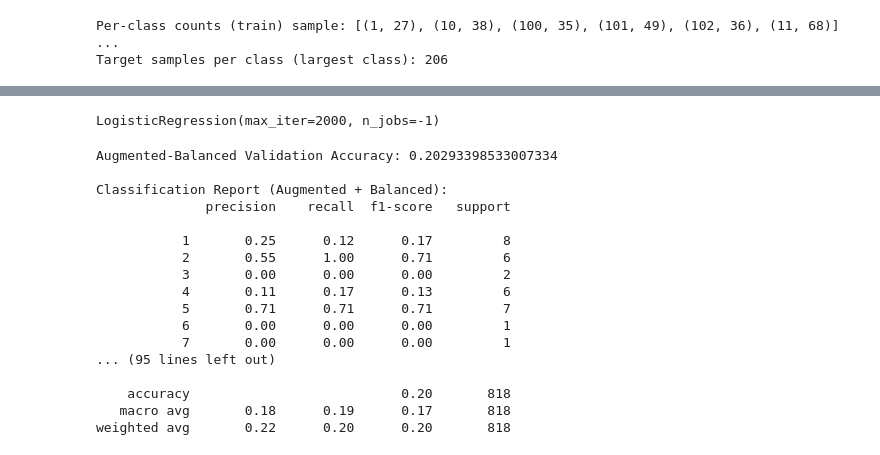
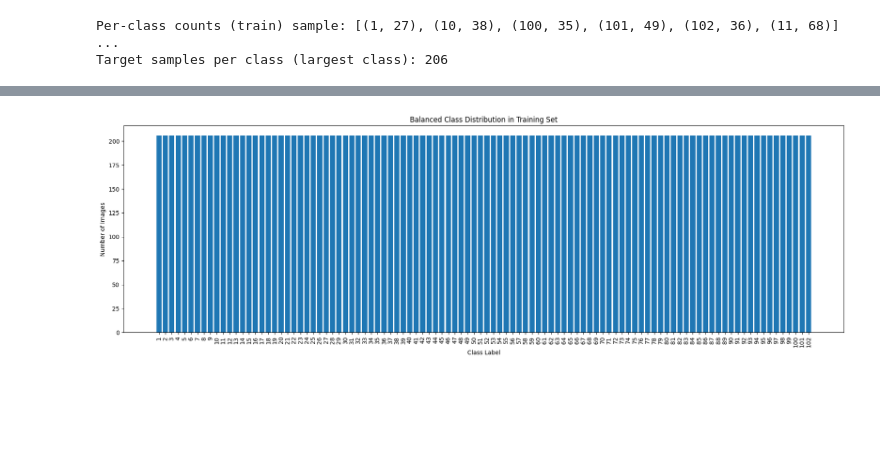
Before and after one commit to MAzharAR03/MachineLearningAssignment, a Jupyter notebook: Main/MachineLearningAssignment.ipynb, the cells around one changed output, grey strips where cells are left out. Drawn from its saved outputs; the diff is of its cells as text; code cells hidden in the pictures; blank space fills up the shorter version.

```diff
--- a/Main/MachineLearningAssignment.ipynb
+++ b/Main/MachineLearningAssignment.ipynb
@@ -128,10 +93,11 @@ def collect(split, folder):
 
     return rows
 # %%
+# extract all images from each folder, then combine into one dataframe
 all_rows = []
-all_rows.extend(collect("train", train_path))
-all_rows.extend(collect("valid", valid_path))
-all_rows.extend(collect("test", test_path))
+all_rows.extend(collect_images("train", train_path))
+all_rows.extend(collect_images("valid", valid_path))
+all_rows.extend(collect_images("test", test_path))
 
 df = pd.DataFrame(all_rows)
 print("Total images found:", len(df))
@@ -436,24 +285,0 @@ weighted avg       0.28      0.27      0.26       818
-# %%
-X_aug = []
-y_aug = []
-
-for img, label in zip(X_train, y_train):
-    pil_img = Image.fromarray(img)
-
-    # 1. Horizontal flip
-    flipped = pil_img.transpose(Image.FLIP_LEFT_RIGHT)
-    X_aug.append(np.array(flipped))
-    y_aug.append(label)
-
-    # 2. Random small rotation
-    angle = random.uniform(-15, 15)
-    rotated = pil_img.rotate(angle)
-    X_aug.append(np.array(rotated))
-    y_aug.append(label)
-
-
-X_train_aug = np.concatenate([X_train, np.array(X_aug)], axis=0)
-y_train_aug = np.concatenate([y_train, np.array(y_aug)], axis=0)
-
-print("Original training size:", X_train.shape[0])
-print("Augmented training size:", X_train_aug.shape[0])
@@ -670,33 +328,16 @@ Valid flat shape: (818, 12288)
-# %%
-scaler_aug = StandardScaler()
-X_train_aug_std = scaler_aug.fit_transform(X_train_aug_flat)
-X_valid_std = scaler_aug.transform(X_valid_flat)
-
-# --- train logistic regression on balanced augmented images ---
-aug_balance_lr = LogisticRegression(max_iter=2000, n_jobs=-1, solver='lbfgs')
-aug_balance_lr.fit(X_train_aug_std, y_train_aug)
-# %% [output]
-LogisticRegression(max_iter=2000, n_jobs=-1)
-# %%
-y_pred_aug_bal = aug_balance_lr.predict(X_valid_std)
-print("Augmented-Balanced Validation Accuracy:", accuracy_score(y_valid, y_pred_aug_bal))
-print("\nClassification Report (Augmented + Balanced):")
-print(classification_report(y_valid, y_pred_aug_bal, zero_division=0))
-# %% [output]
-Augmented-Balanced Validation Accuracy: 0.20293398533007334
-
-Classification Report (Augmented + Balanced):
-              precision    recall  f1-score   support
-
-           1       0.25      0.12      0.17         8
-           2       0.55      1.00      0.71         6
-           3       0.00      0.00      0.00         2
-           4       0.11      0.17      0.13         6
-           5       0.71      0.71      0.71         7
-           6       0.00      0.00      0.00         1
-           7       0.00      0.00      0.00         1
-... (95 lines left out)
-
-    accuracy                           0.20       818
-   macro avg       0.18      0.19      0.17       818
-weighted avg       0.22      0.20      0.20       818
+# %%
+from collections import Counter
+
+balanced_counts = Counter(balanced_labels)
+
+plt.figure(figsize=(18, 6))
+plt.bar([str(k) for k in sorted(balanced_counts.keys())],
+        [balanced_counts[k] for k in sorted(balanced_counts.keys())])
+plt.xlabel("Class Label")
+plt.ylabel("Number of Images")
+plt.title("Balanced Class Distribution in Training Set")
+plt.xticks(rotation=90)
+plt.tight_layout()
+plt.show()
+# %% [output]
+[figure, added]
```
Also changed, not shown: parts of 48 cells of this notebook.
